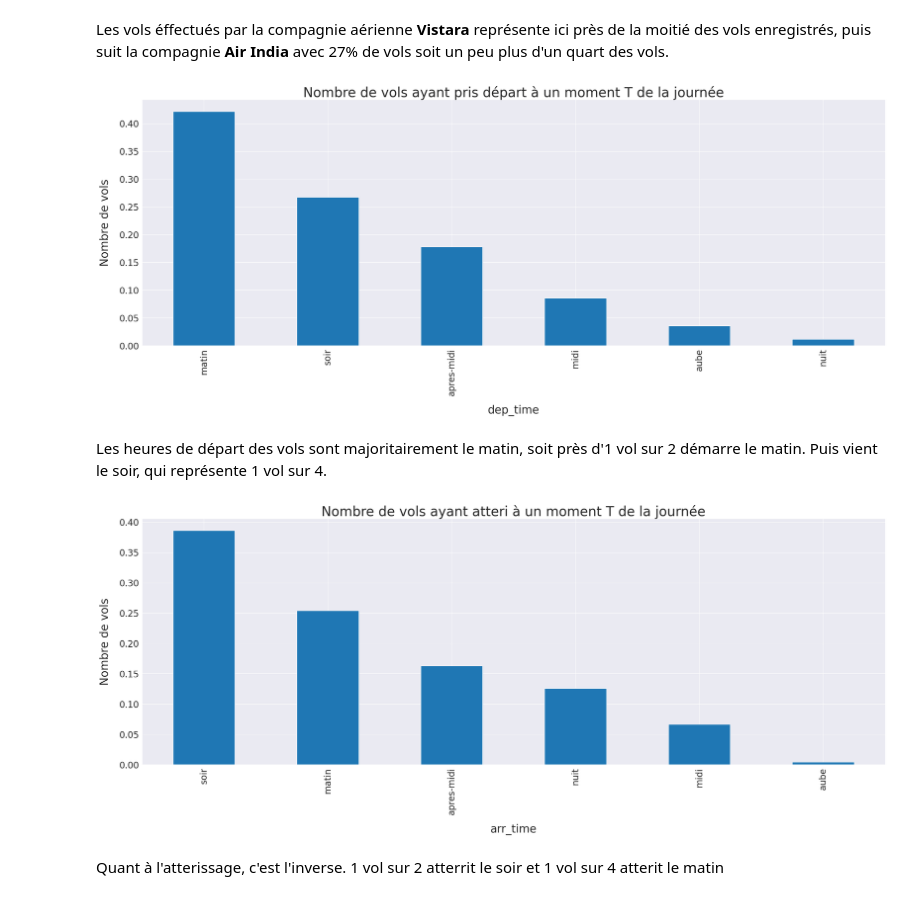
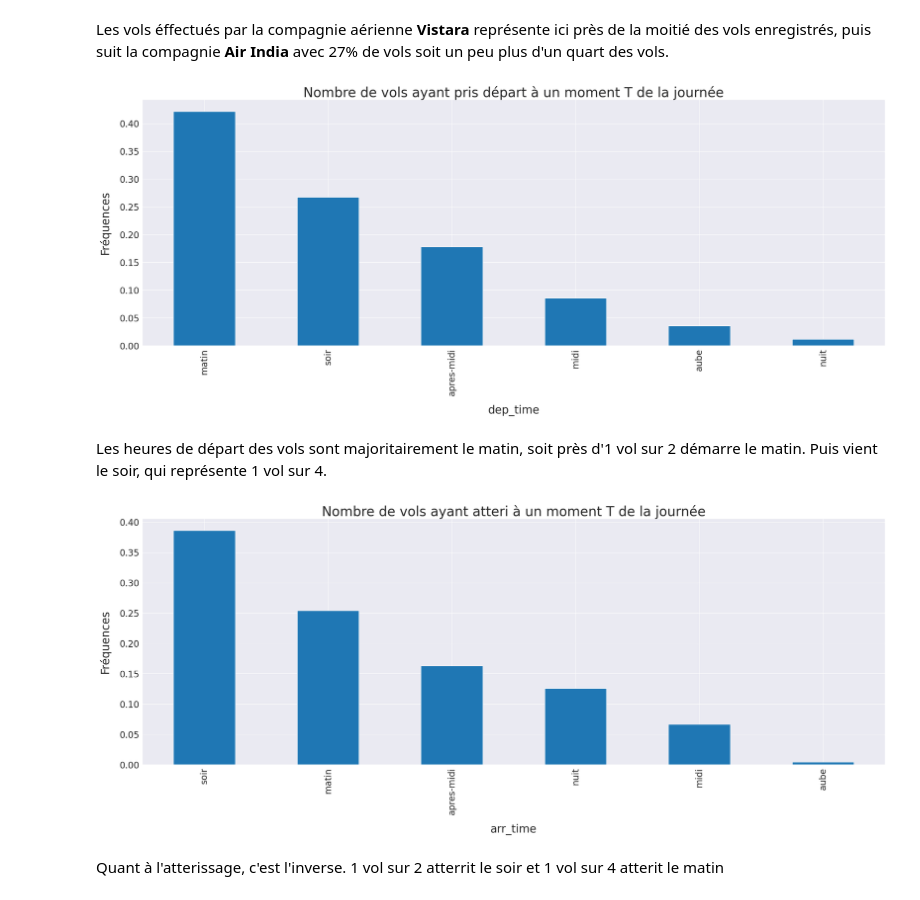
Before and after one commit to chanwinharold/Prevision_du_prix_des_vols, a Jupyter notebook: notebooks/02_exploratory_analysis.ipynb, the cells around one changed output. Cells and saved outputs as stored; diff of their text form; code cells hidden in the pictures.

```diff
--- a/notebooks/02_exploratory_analysis.ipynb
+++ b/notebooks/02_exploratory_analysis.ipynb
@@ -114,25 +114,25 @@ data['arr_time'] = data['arr_time'].apply(define_period)
 # %%
 # Visualisation moment de départ
 plt.figure(figsize=(30, 10))
 plt.title('Nombre de vols ayant pris départ à un moment T de la journée', fontsize=30)
-plt.xlabel('Moment de la journée', fontsize=25, labelpad=20); plt.ylabel("Nombre de vols", fontsize=25, labelpad=20)
+plt.xlabel('Moment de la journée', fontsize=25, labelpad=20); plt.ylabel("Fréquences", fontsize=25, labelpad=20)
 plt.tick_params(labelsize=20)
 data['dep_time'].value_counts(normalize=True).plot(kind='bar')
 plt.show()
 # %% [output]
-[figure, old version]
+[figure, new version]
 # %% [markdown]
 Les heures de départ des vols sont majoritairement le matin, soit près d'1 vol sur 2 démarre le matin. Puis vient le soir, qui représente 1 vol sur 4.
 # %%
 # Visualisation moment d'arrivée
 plt.figure(figsize=(30, 10))
 plt.title('Nombre de vols ayant atteri à un moment T de la journée', fontsize=30)
-plt.xlabel('Moment de la journée', fontsize=25, labelpad=20); plt.ylabel("Nombre de vols", fontsize=25, labelpad=20)
+plt.xlabel("Moment de la journée", fontsize=25, labelpad=20); plt.ylabel("Fréquences", fontsize=25, labelpad=20)
 plt.tick_params(labelsize=20)
 data['arr_time'].value_counts(normalize=True).plot(kind='bar')
 plt.show()
 # %% [output]
-[figure, old version]
+[figure, new version]
 # %% [markdown]
 Quant à l'atterissage, c'est l'inverse. 1 vol sur 2 atterrit le soir et 1 vol sur 4 atterit le matin
 # %%
```
Also changed, not shown: parts of 17 cells of this notebook.
